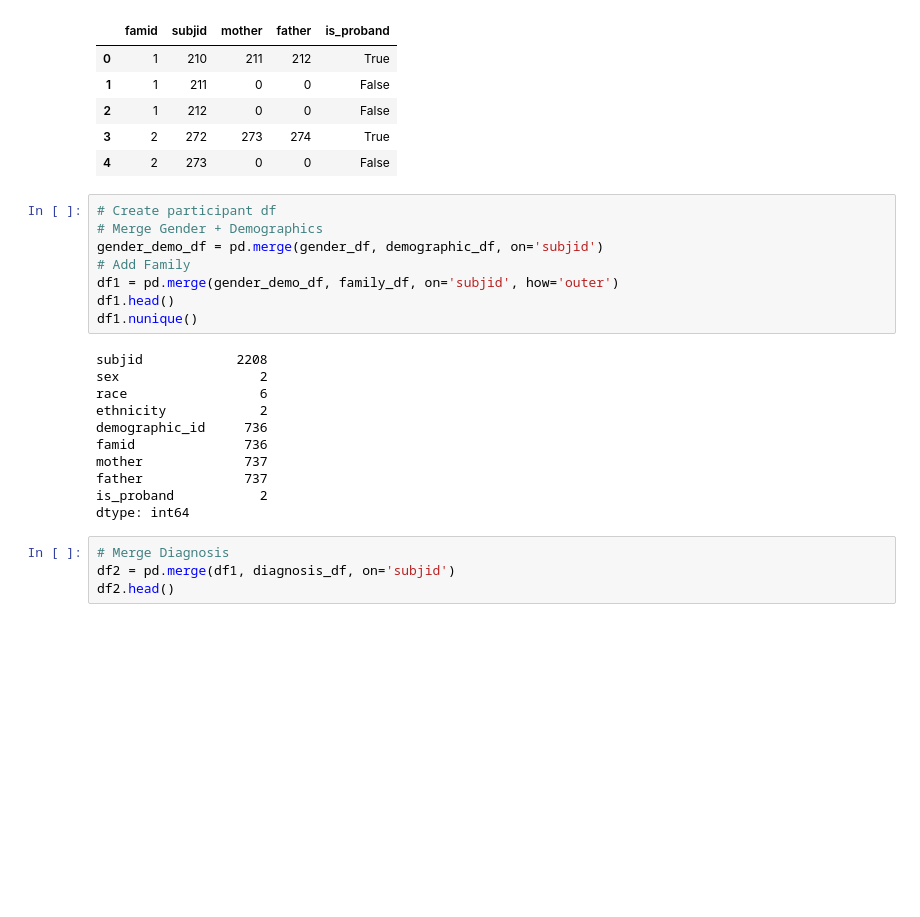
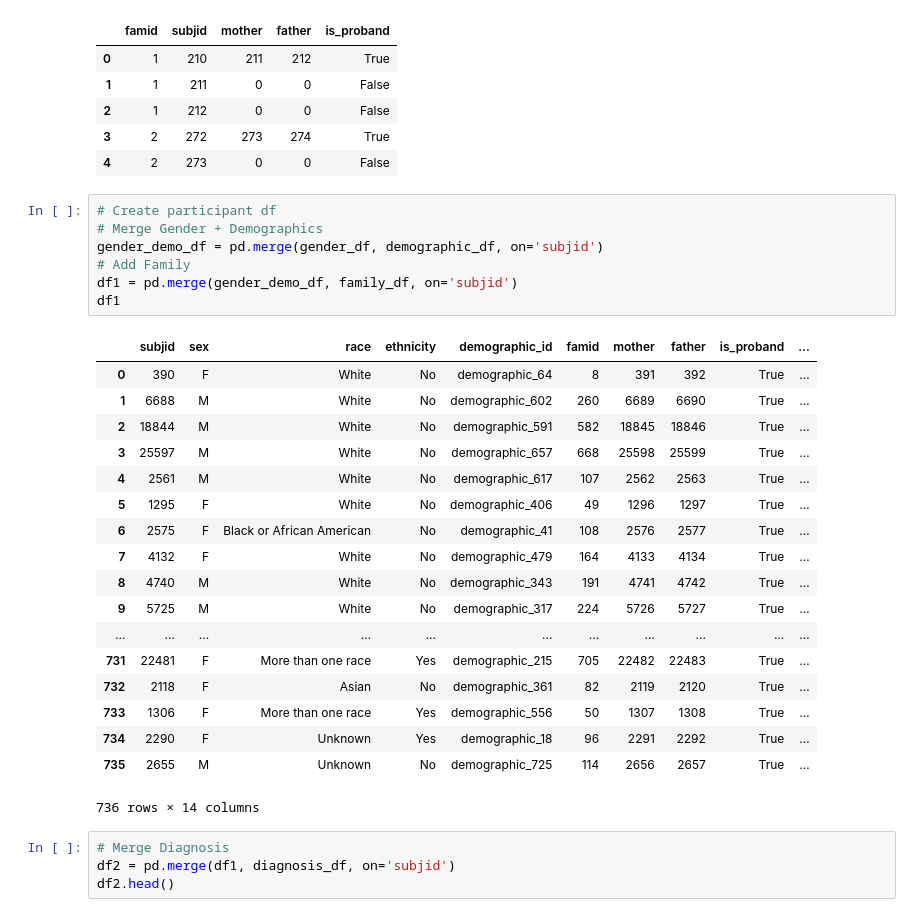
Before and after one commit to ConnorBarnhill/kf-api-dataservice, a Jupyter notebook: dataservice/util/data_import/seidman/Seidman-Import.ipynb, the cells around one changed output. Drawn from its saved outputs; the diff is of its cells as text; blank space fills up the shorter version.

```diff
--- a/dataservice/util/data_import/seidman/Seidman-Import.ipynb
+++ b/dataservice/util/data_import/seidman/Seidman-Import.ipynb
@@ -552,22 +552,29 @@ family_df.head()
 # %%
 # Create participant df
 # Merge Gender + Demographics
 gender_demo_df = pd.merge(gender_df, demographic_df, on='subjid')
 # Add Family
-df1 = pd.merge(gender_demo_df, family_df, on='subjid', how='outer')
-df1.head()
-df1.nunique()
+df1 = pd.merge(gender_demo_df, family_df, on='subjid')
+df1
 # %% [output]
+|  | subjid | sex | race | ethnicity | demographic_id | famid | mother | father | is_proband | ... |
+| 0 | 390 | F | White | No | demographic_64 | 8 | 391 | 392 | True | ... |
+| 1 | 6688 | M | White | No | demographic_602 | 260 | 6689 | 6690 | True | ... |
+| 2 | 18844 | M | White | No | demographic_591 | 582 | 18845 | 18846 | True | ... |
+| 3 | 25597 | M | White | No | demographic_657 | 668 | 25598 | 25599 | True | ... |
+| 4 | 2561 | M | White | No | demographic_617 | 107 | 2562 | 2563 | True | ... |
+| 5 | 1295 | F | White | No | demographic_406 | 49 | 1296 | 1297 | True | ... |
+| 6 | 2575 | F | Black or African American | No | demographic_41 | 108 | 2576 | 2577 | True | ... |
+| 7 | 4132 | F | White | No | demographic_479 | 164 | 4133 | 4134 | True | ... |
+| 8 | 4740 | M | White | No | demographic_343 | 191 | 4741 | 4742 | True | ... |
+| 9 | 5725 | M | White | No | demographic_317 | 224 | 5726 | 5727 | True | ... |
+| ... | ... | ... | ... | ... | ... | ... | ... | ... | ... | ... |
+| 731 | 22481 | F | More than one race | Yes | demographic_215 | 705 | 22482 | 22483 | True | ... |
+| 732 | 2118 | F | Asian | No | demographic_361 | 82 | 2119 | 2120 | True | ... |
+| 733 | 1306 | F | More than one race | Yes | demographic_556 | 50 | 1307 | 1308 | True | ... |
+| 734 | 2290 | F | Unknown | Yes | demographic_18 | 96 | 2291 | 2292 | True | ... |
+| 735 | 2655 | M | Unknown | No | demographic_725 | 114 | 2656 | 2657 | True | ... |
-subjid            2208
-sex                  2
-race                 6
-ethnicity            2
-demographic_id     736
-famid              736
-mother             737
-father             737
-is_proband           2
-dtype: int64
+736 rows × 14 columns
 # %%
 # Merge Diagnosis
 df2 = pd.merge(df1, diagnosis_df, on='subjid')
```
Also changed, not shown: parts of 4 cells of this notebook, 5 other files.
